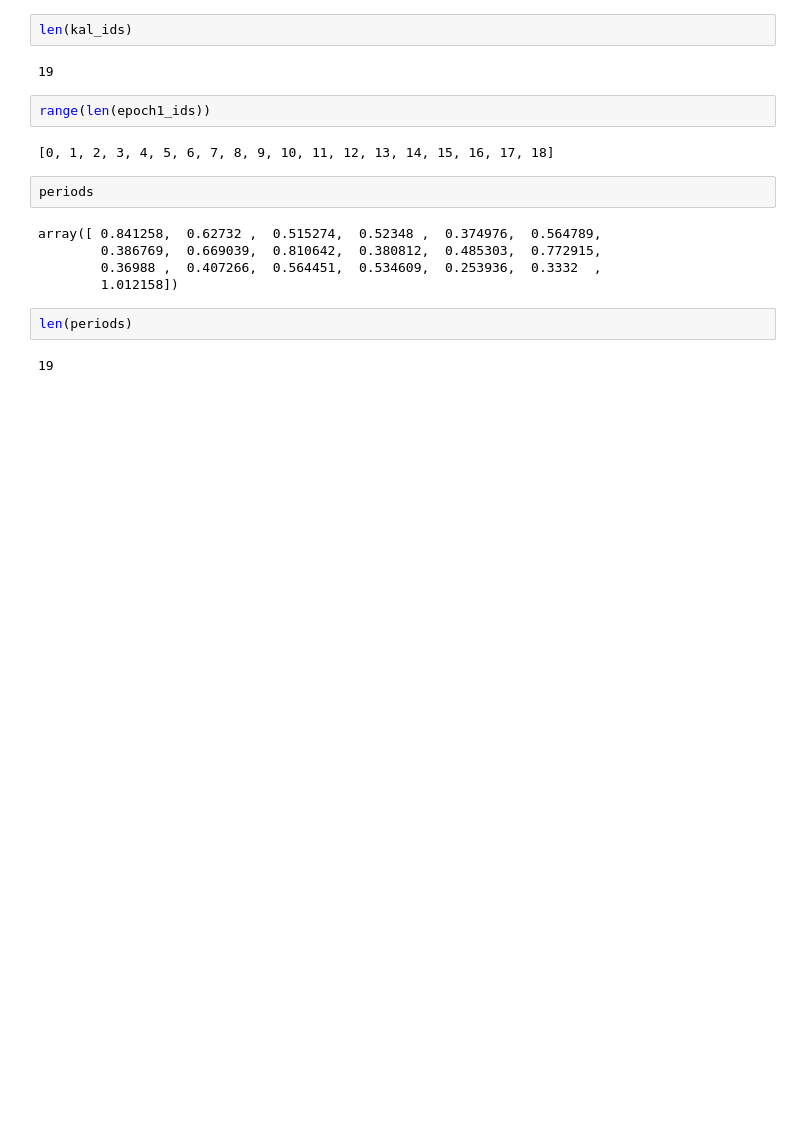
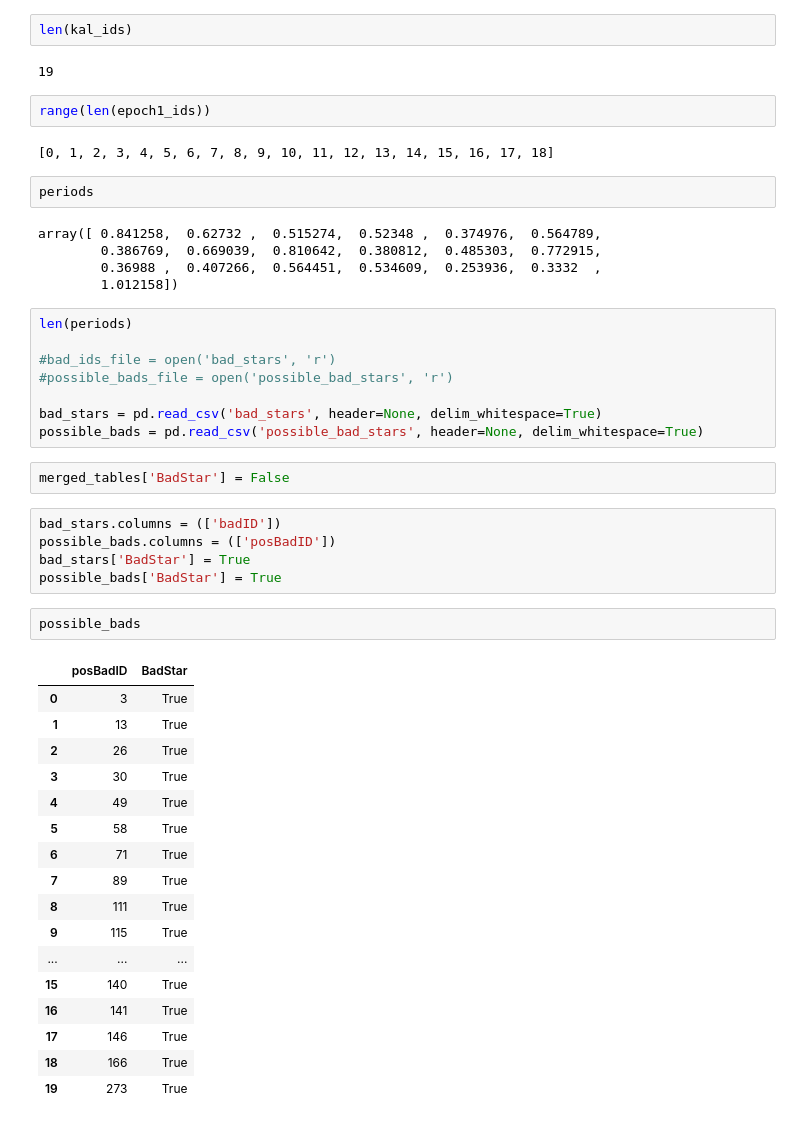
Before and after one commit to vickyscowcroft/omegaCen, a Jupyter notebook: calibrated_files/matching_to_kaluzny.ipynb, the cells around one changed output. Drawn from its saved outputs; the diff is of its cells as text; blank space fills up the shorter version.

```diff
--- a/calibrated_files/matching_to_kaluzny.ipynb
+++ b/calibrated_files/matching_to_kaluzny.ipynb
@@ -283,8 +295,39 @@ array([ 0.841258,  0.62732 ,  0.515274,  0.52348 ,  0.374976,  0.564789,
         0.386769,  0.669039,  0.810642,  0.380812,  0.485303,  0.772915,
         0.36988 ,  0.407266,  0.564451,  0.534609,  0.253936,  0.3332  ,
         1.012158])
-# %%
-len(periods)
-# %% [output]
-19
+# %%
+len(periods)
+
+#bad_ids_file = open('bad_stars', 'r')
+#possible_bads_file = open('possible_bad_stars', 'r')
+
+bad_stars = pd.read_csv('bad_stars', header=None, delim_whitespace=True)
+possible_bads = pd.read_csv('possible_bad_stars', header=None, delim_whitespace=True)
+# %%
+merged_tables['BadStar'] = False
+# %%
+bad_stars.columns = (['badID'])
+possible_bads.columns = (['posBadID'])
+bad_stars['BadStar'] = True
+possible_bads['BadStar'] = True
+# %%
+possible_bads
+# %% [output]
+|  | posBadID | BadStar |
+| 0 | 3 | True |
+| 1 | 13 | True |
+| 2 | 26 | True |
+| 3 | 30 | True |
+| 4 | 49 | True |
+| 5 | 58 | True |
+| 6 | 71 | True |
+| 7 | 89 | True |
+| 8 | 111 | True |
+| 9 | 115 | True |
+| ... | ... | ... |
+| 15 | 140 | True |
+| 16 | 141 | True |
+| 17 | 146 | True |
+| 18 | 166 | True |
+| 19 | 273 | True |
 # %%
```
Also changed, not shown: parts of 3 cells of this notebook, 26 other files.
